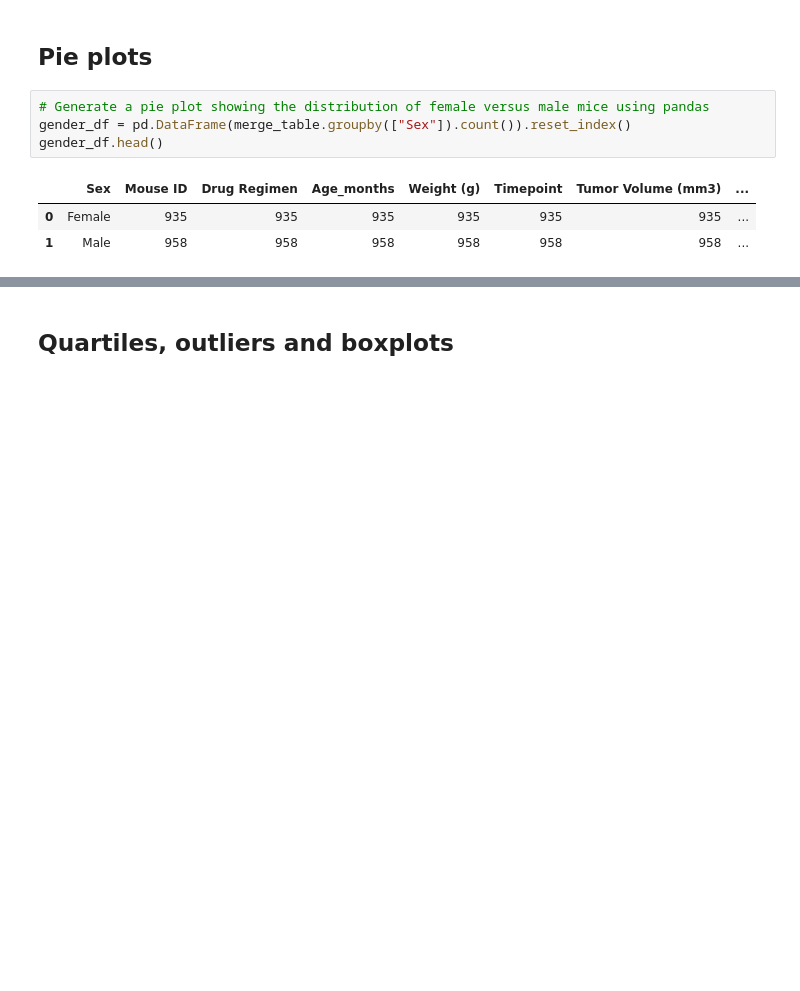
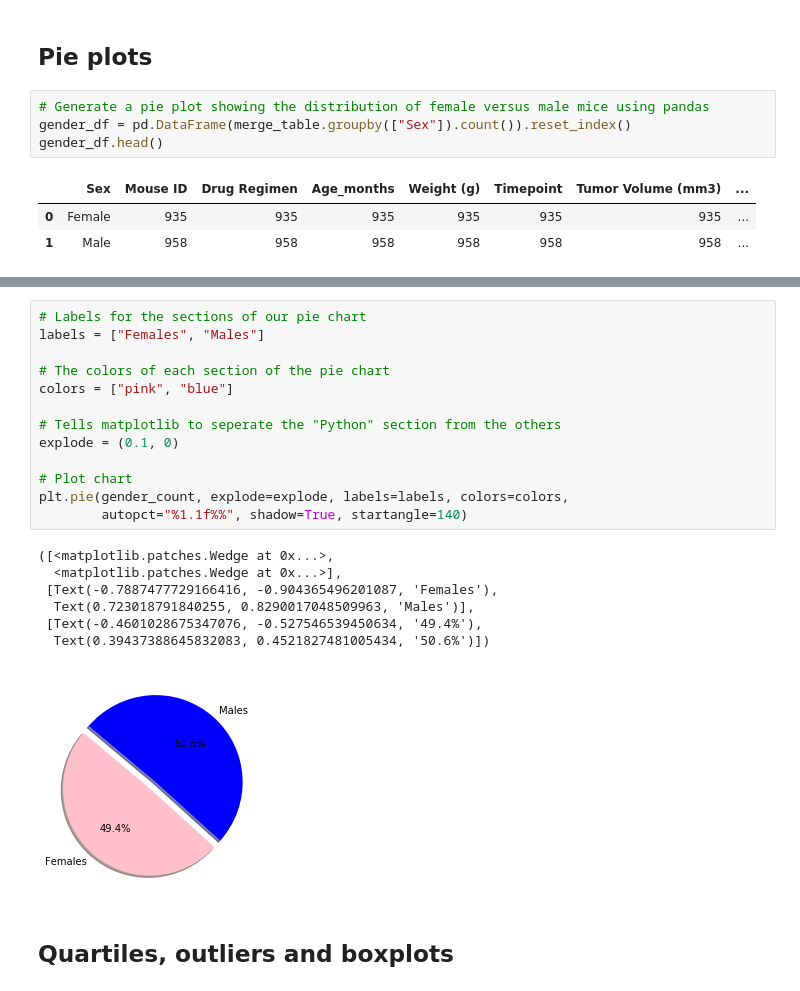
Before and after one commit to nguyenpe17/Matplotlib-The-Power-of-Plots, a Jupyter notebook: pymaceuticals_starter.ipynb, the cells around one changed output, grey strips where cells are left out. Drawn from its saved outputs; the diff is of its cells as text; blank space fills up the shorter version.

```diff
--- a/pymaceuticals_starter.ipynb
+++ b/pymaceuticals_starter.ipynb
@@ -95,3 +116,24 @@ gender_df.head()
+# %%
+# Labels for the sections of our pie chart
+labels = ["Females", "Males"]
+
+# The colors of each section of the pie chart
+colors = ["pink", "blue"]
+
+# Tells matplotlib to seperate the "Python" section from the others
+explode = (0.1, 0)
+
+# Plot chart
+plt.pie(gender_count, explode=explode, labels=labels, colors=colors,
+        autopct="%1.1f%%", shadow=True, startangle=140)
+# %% [output]
+([<matplotlib.patches.Wedge at 0x...>,
+  <matplotlib.patches.Wedge at 0x...>],
+ [Text(-0.7887477729166416, -0.904365496201087, 'Females'),
+  Text(0.723018791840255, 0.8290017048509963, 'Males')],
+ [Text(-0.4601028675347076, -0.527546539450634, '49.4%'),
+  Text(0.39437388645832083, 0.4521827481005434, '50.6%')])
+[figure, added]
 # %% [markdown]
 ## Quartiles, outliers and boxplots
 # %%
```
Also changed, not shown: parts of 14 cells of this notebook.
